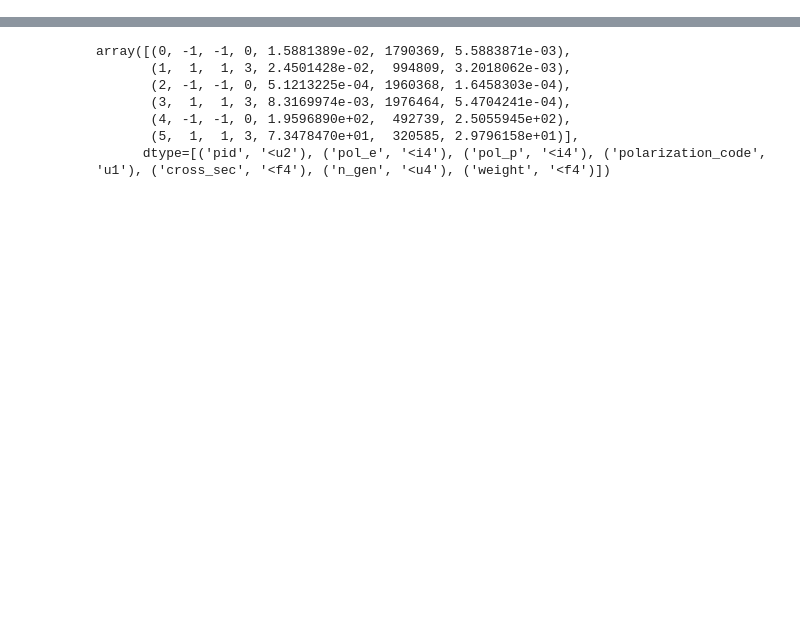
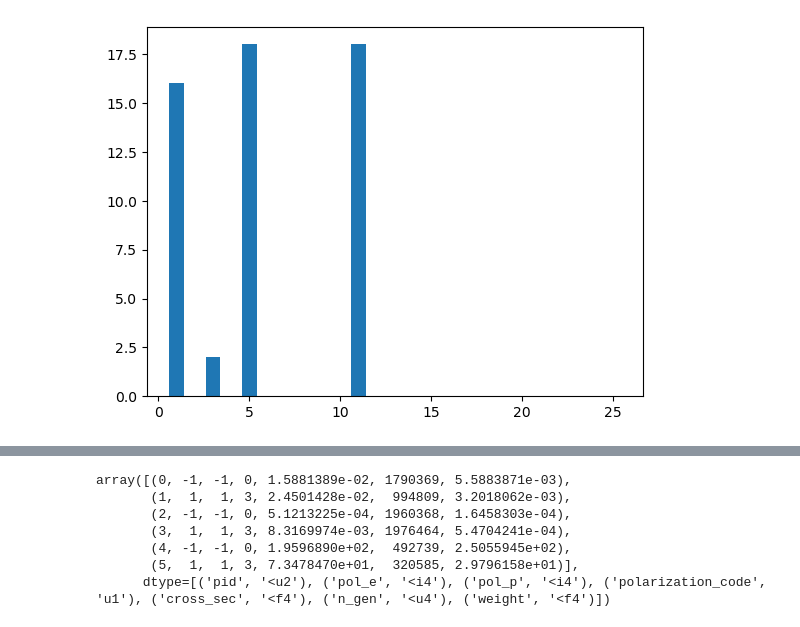
Before and after one commit to ILDAnaSoft/ZHH, a Jupyter notebook: analysis/scratch.ipynb, the cells around one changed output, grey strips where cells are left out. Drawn from its saved outputs; the diff is of its cells as text; code cells hidden in the pictures; blank space fills up the shorter version.

```diff
--- a/analysis/scratch.ipynb
+++ b/analysis/scratch.ipynb
@@ -7,6 +7,18 @@ import numpy as np
 import matplotlib.pyplot as plt
 import seaborn as sns
 import pandas as pd
+# %%
+def plot_counts(rf, tree='FinalStates/'):
+    pdg = np.array(rf[f'{tree}final_state_counts/final_state_counts.first'].array(entry_stop=1)[0])
+    count = np.array(rf[f'{tree}final_state_counts/final_state_counts.second'].array()).sum(axis=0)
+
+    fig, ax = plt.subplots()
+    ax.bar(pdg, count)
+
+tf = ur.open('/gpfs/home/ilc/bliewert/DevRepositories/ZHH/scripts/zhh_AIDA.root')
+plot_counts(tf)
+# %% [output]
+[figure, added]
 # %%
 prefix1 = '/home/ilc/bliewert/jobresults/550-llhh-ana'
 prefix2 = '/home/ilc/bliewert/jobresults/550-2l4q-ana'
```
Also changed, not shown: parts of 19 cells of this notebook, 21 other files.
